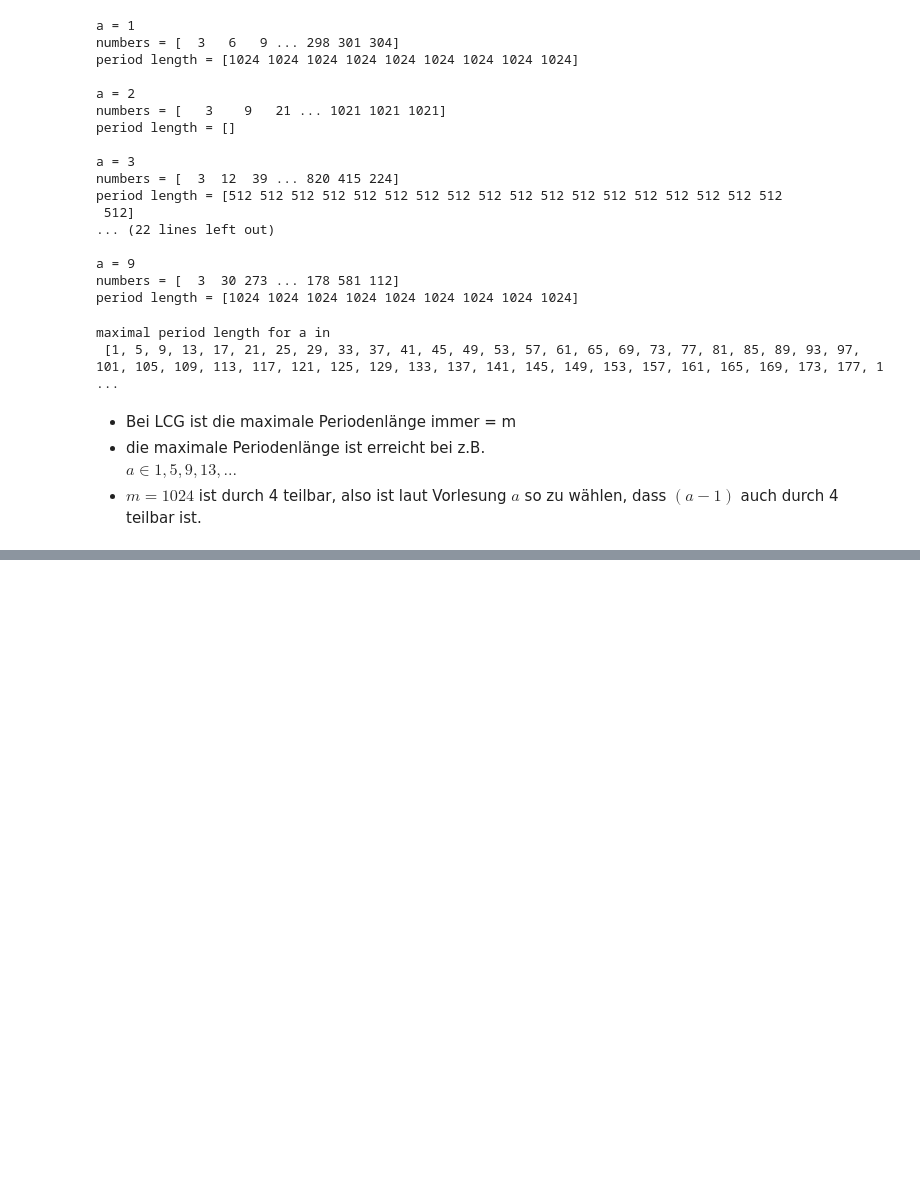
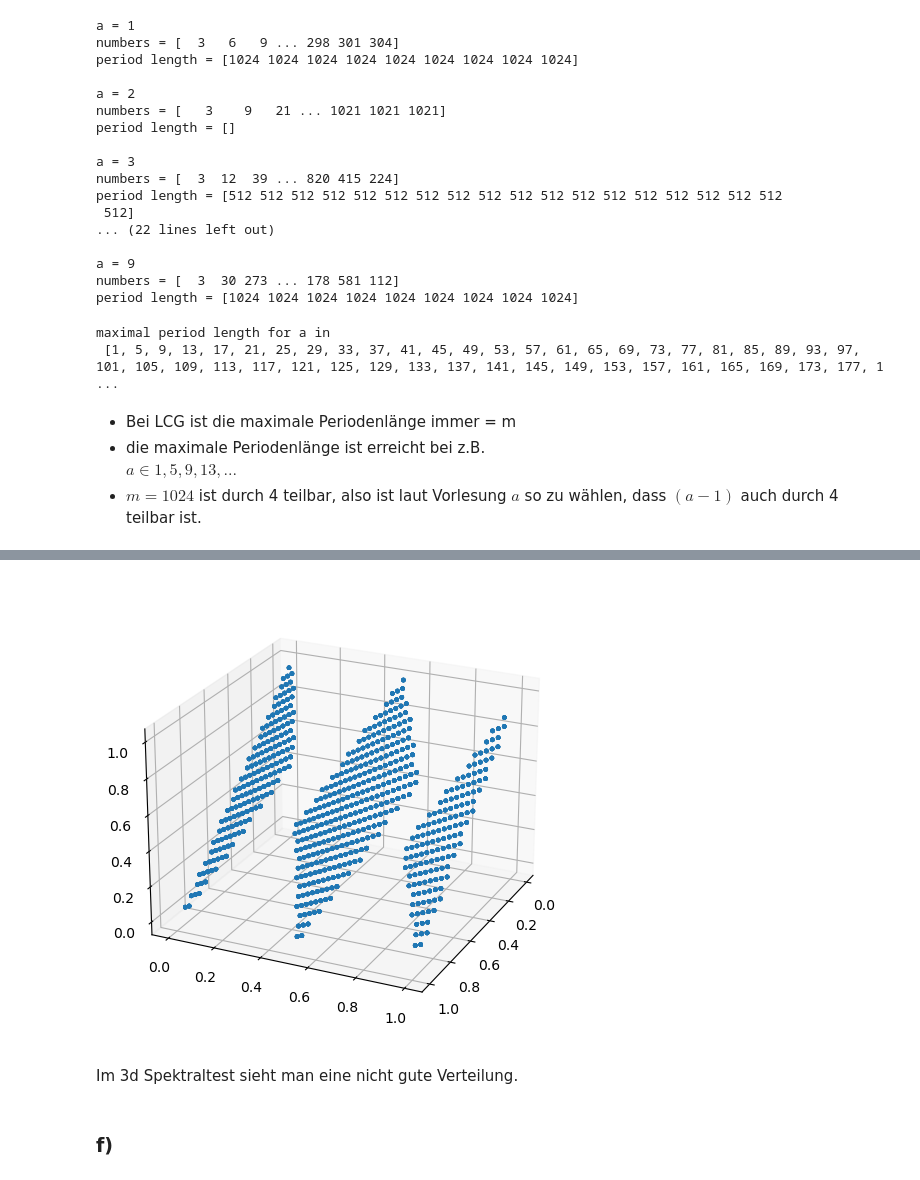
Before and after one commit to NicoJG/SMD, a Jupyter notebook: blatt03/blatt03_nico.ipynb, the cells around one changed output, grey strips where cells are left out. Cells and saved outputs as stored; diff of their text form; code cells hidden in the pictures; blank space fills up the shorter version.

```diff
--- a/blatt03/blatt03_nico.ipynb
+++ b/blatt03/blatt03_nico.ipynb
@@ -60,0 +94,12 @@ $a \in {1,5,9,13,...}$
+# %%
+fig = plt.figure(figsize=(8,6),dpi=100)
+ax = fig.add_subplot(projection='3d')
+ax.scatter(numbers[:-2],numbers[1:-1],numbers[2:],s=5)
+ax.view_init(elev=23, azim=25)
+plt.show()
+# %% [output]
+[figure, added]
+# %% [markdown]
+Im 3d Spektraltest sieht man eine nicht gute Verteilung.
+# %% [markdown]
+### f)
```
Also changed, not shown: parts of 15 cells of this notebook, 1 other file.
